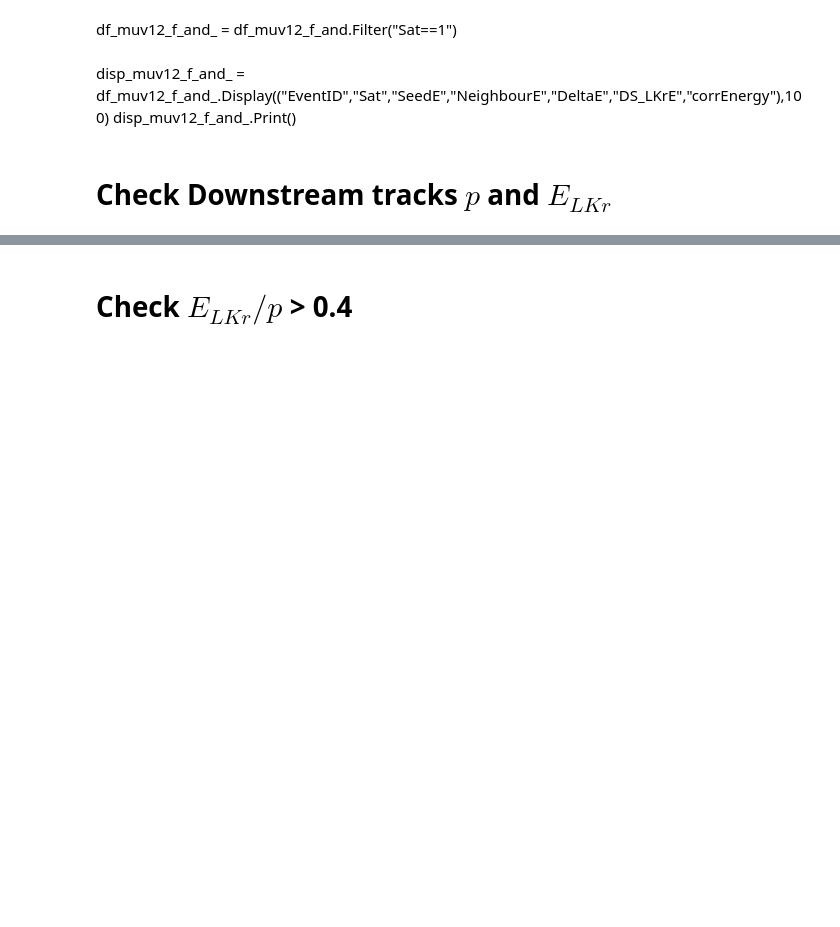
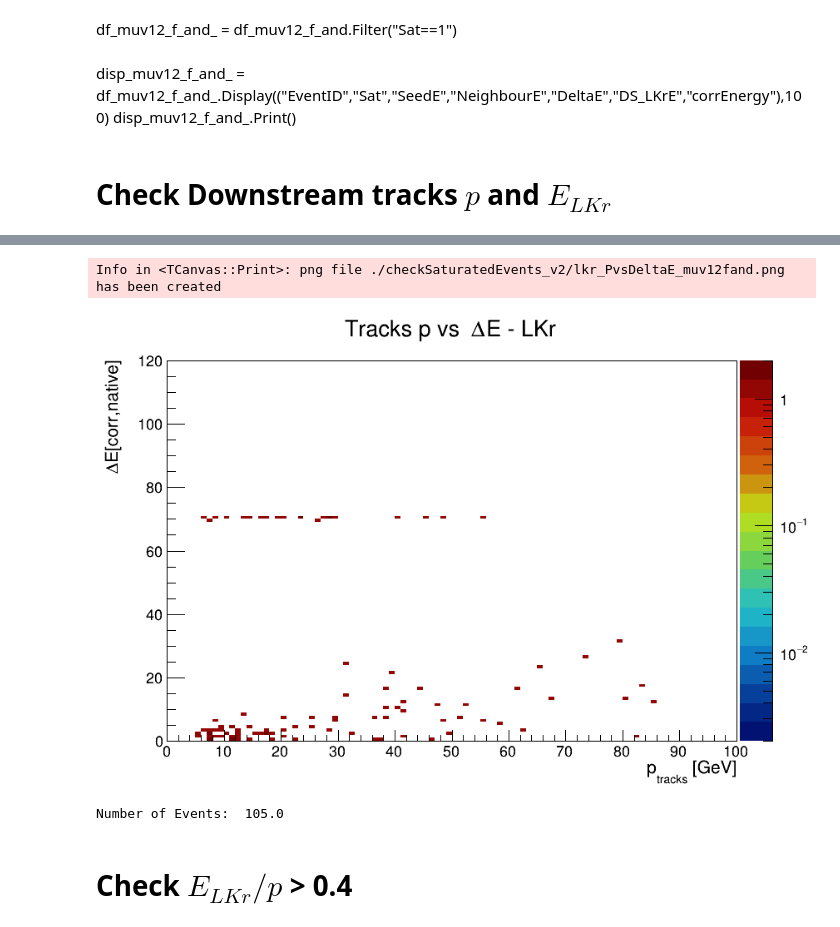
Before and after one commit to slezki/CheckForSaturatedEvents, a Jupyter notebook: checkSaturatedEvents.ipynb, the cells around one changed output, grey strips where cells are left out. Cells and saved outputs as stored; diff of their text form; code cells hidden in the pictures; blank space fills up the shorter version.

```diff
--- a/checkSaturatedEvents.ipynb
+++ b/checkSaturatedEvents.ipynb
@@ -50,6 +60,7 @@ df_skim = df_skim.Define("NeighbourE","HighestNeighbourEnergy_ds")
 df_skim = df_skim.Define("DS_LKrE","Tracks_lkrE")
 df_skim = df_skim.Define("BestClusE","BestClusterEnergy")
 df_skim = df_skim.Define("corrEnergy","Saturation==1 ? (corrEnergy_ds-7)+70 : corrEnergy_ds")
+df_skim = df_skim.Define("Cluster","Saturation==0 ? (corrEnergy_ds-7)+70 : corrEnergy_ds")
 # %%
 df_skim = df_skim.Define("DeltaE","fabs(corrEnergy-Tracks_lkrE)")
 # %%
@@ -156,5 +162,28 @@ Warning in <TCanvas::Constructor>: Deleting canvas with same name: clkr_EvsEoP_m
 Info in <TCanvas::Print>: png file ./checkSaturatedEvents_v2/lkr_EvsEoP_muv12fand.png has been created
 [figure]
+# %%
+df_muv12_f_and_ = df_muv12_f_and.Filter("DeltaE>0")
+# %%
+lkr_PvsDeltaE_muv12fand = df_muv12_f_and_.Histo2D(("lkr_PvsDeltaE_muv12fand","lkr_PvsDeltaE_muv12fand",100,0,100,120,0,120),"Tracks_p","DeltaE")
+clkr_PvsDeltaE_muv12fand = ROOT.TCanvas("clkr_PvsDeltaE_muv12fand","",860,600)
+clkr_PvsDeltaE_muv12fand.SetLogz()
+ROOT.gStyle.SetOptStat(0)
+ROOT.gStyle.SetPalette(ROOT.kRainBow)
+lkr_PvsDeltaE_muv12fand.SetTitle("Tracks p vs #DeltaE - LKr")
+lkr_PvsDeltaE_muv12fand.GetXaxis().SetTitleSize(0.04)
+lkr_PvsDeltaE_muv12fand.GetYaxis().SetTitleSize(0.04)
+lkr_PvsDeltaE_muv12fand.SetXTitle("p_{tracks} [GeV]")
+lkr_PvsDeltaE_muv12fand.SetYTitle("#DeltaE[corr,native]")
+lkr_PvsDeltaE_muv12fand.Draw("COLZ")
+clkr_PvsDeltaE_muv12fand.Draw()
+clkr_PvsDeltaE_muv12fand.SaveAs("./"+saveDir+"/lkr_PvsDeltaE_muv12fand.png")
+# %% [output]
+Info in <TCanvas::Print>: png file ./checkSaturatedEvents_v2/lkr_PvsDeltaE_muv12fand.png has been created
+[figure, added]
+# %%
+print("Number of Events: ", lkr_PvsDeltaE_muv12fand.GetEntries())
+# %% [output]
+Number of Events:  105.0
 # %% [markdown]
 # Check $E_{LKr}/p$ > 0.4
 # %%
```
Also changed, not shown: parts of 7 cells of this notebook.
